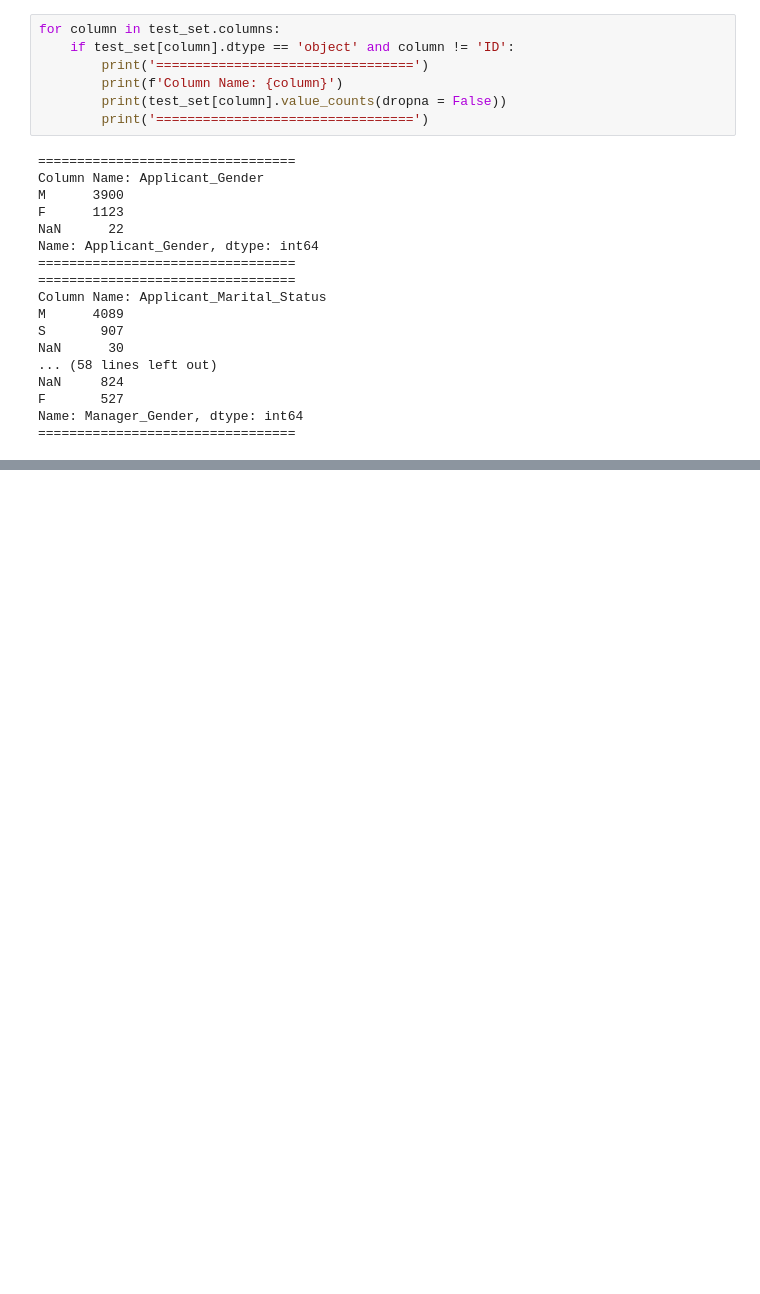
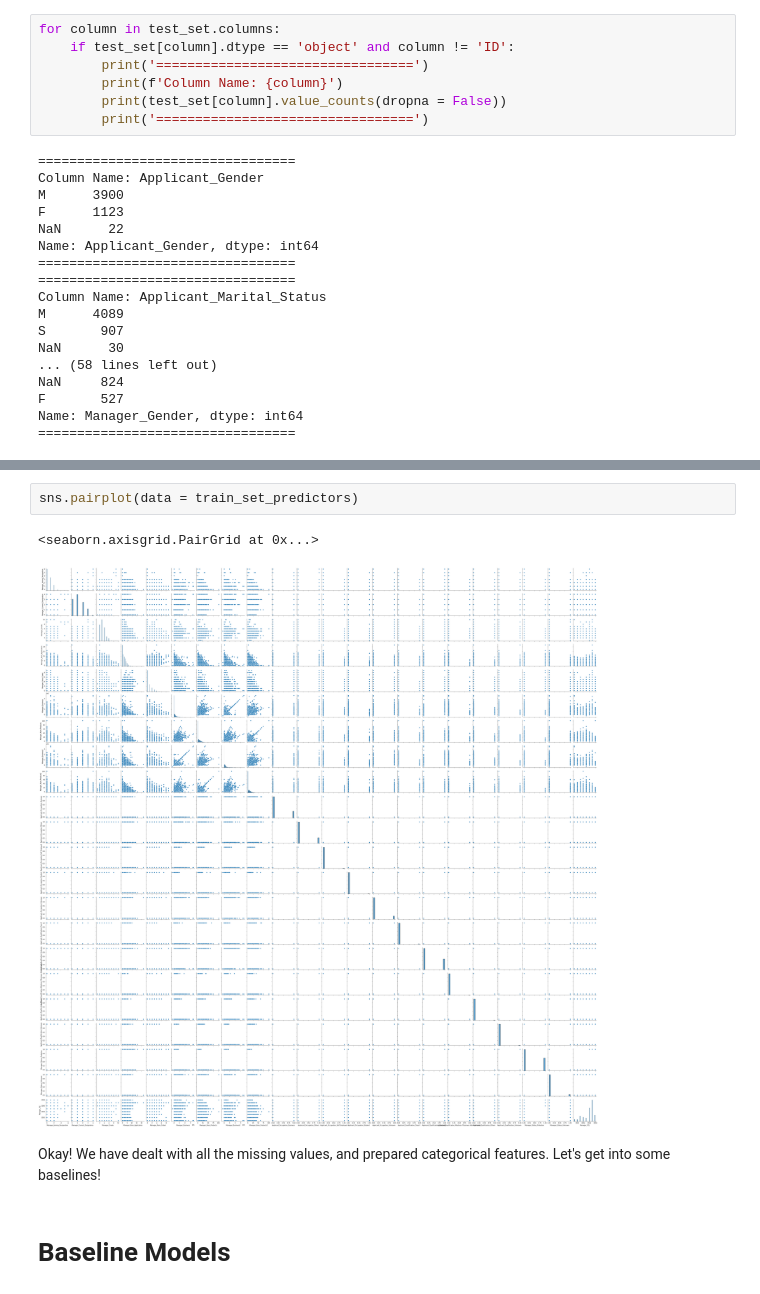
Before and after one commit to mattlegro/Fractal-Training-Capstone, a Jupyter notebook: EDA.ipynb, the cells around one changed output, grey strips where cells are left out. Cells and saved outputs as stored; diff of their text form; blank space fills up the shorter version.

```diff
--- a/EDA.ipynb
+++ b/EDA.ipynb
@@ -238,0 +747,9 @@ In columns `Applicant_Qualification` and `Manager_Joining_Designation` there are
+# %%
+sns.pairplot(data = train_set_predictors)
+# %% [output]
+<seaborn.axisgrid.PairGrid at 0x...>
+[figure, added]
+# %% [markdown]
+Okay! We have dealt with all the missing values, and prepared categorical features. Let's get into some baselines!
+# %% [markdown]
+# Baseline Models
```
Also changed, not shown: parts of 46 cells of this notebook.
